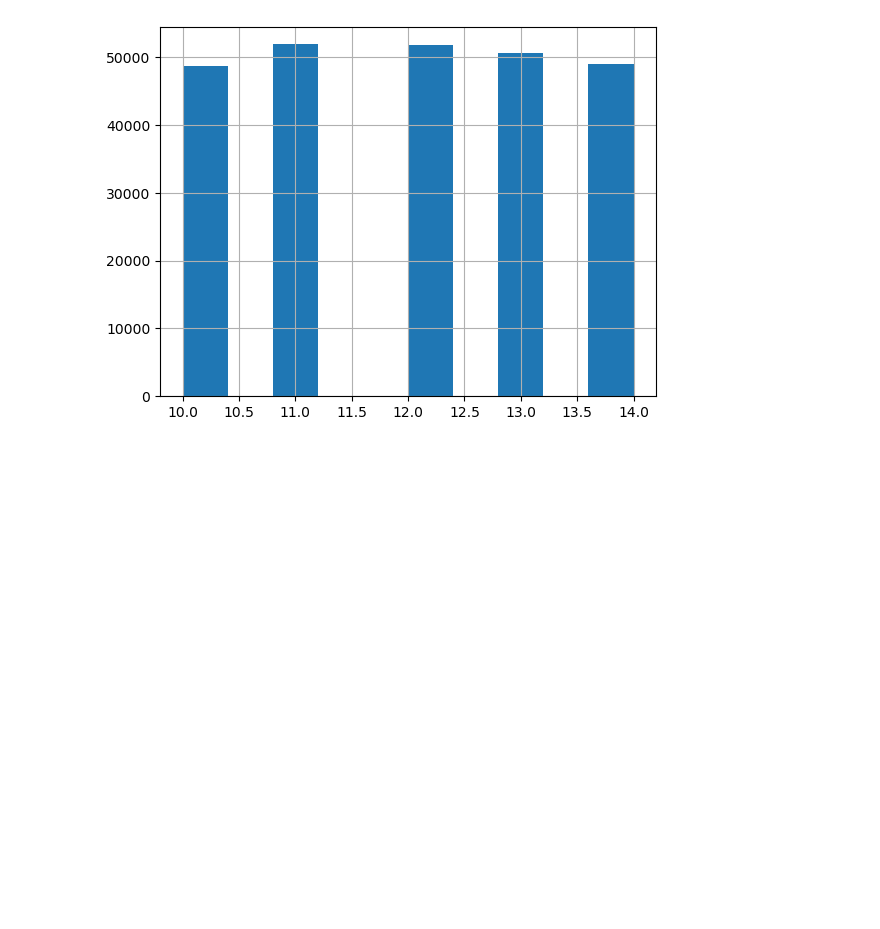
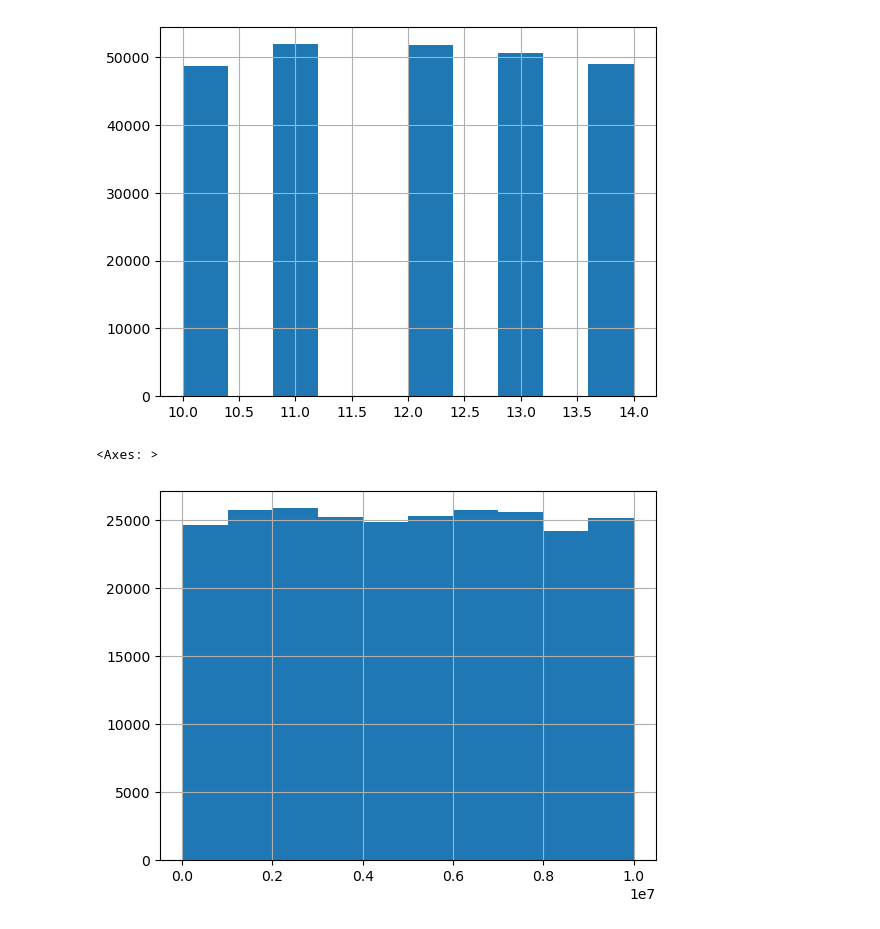
Before and after one commit to Mghd269/Credit-approval-project, a Jupyter notebook: eda.ipynb, the cells around one changed output. Cells and saved outputs as stored; diff of their text form; code cells hidden in the pictures; blank space fills up the shorter version.

```diff
--- a/eda.ipynb
+++ b/eda.ipynb
@@ -65,3 +65,8 @@ df2['CURRENT_HOUSE_YRS'].hist()
 # %% [output]
 <Axes: >
 [figure]
+# %%
+df2['Income'].hist()
+# %% [output]
+<Axes: >
+[figure, added]
```
Also changed, not shown: parts of 3 cells of this notebook.
